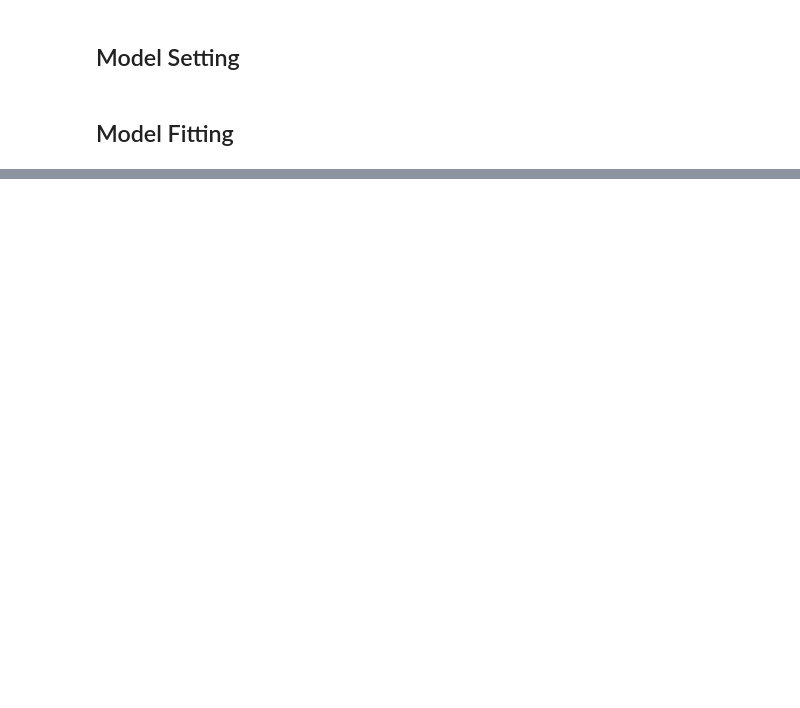
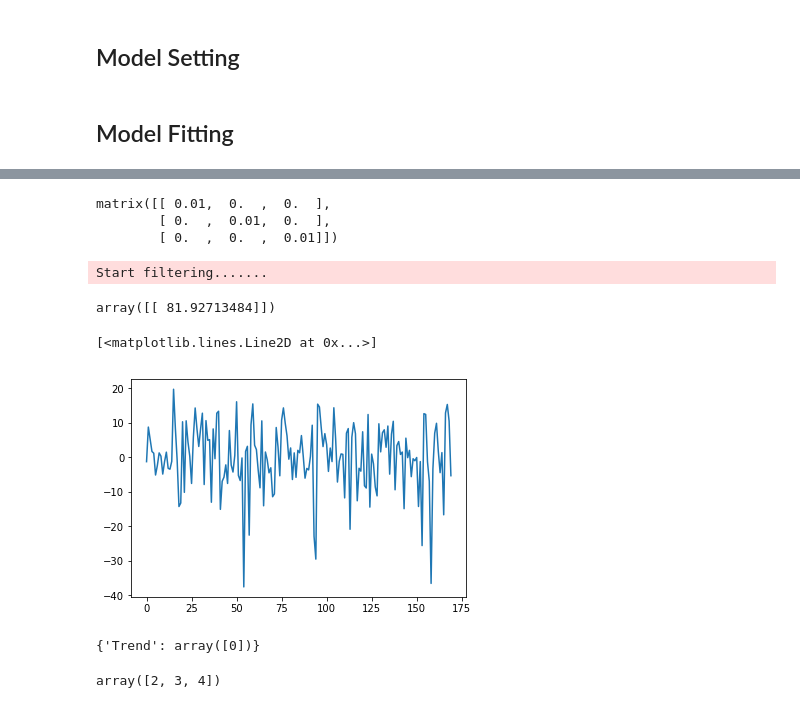
Before and after one commit to TunChiehHsu/Univariate_DLM, a Jupyter notebook: Univariate_dlm.ipynb, the cells around one changed output, grey strips where cells are left out. Cells and saved outputs as stored; diff of their text form; code cells hidden in the pictures; blank space fills up the shorter version.

```diff
--- a/Univariate_dlm.ipynb
+++ b/Univariate_dlm.ipynb
@@ -366 +365,9 @@ Start filtering.......
 [figure]
+# %%
+df = pd.read_csv('/Users/mueric35/Desktop/Sentiment-and-Marktet-Analysis/s_p.csv').iloc[:,1:]
+# %%
+features = df.iloc[:,1:4]
+features = features.values.tolist()
+X = features
+Y = df.iloc[:,0]
+Y = Y - np.mean(Y)
@@ -366,0 +379,21 @@ Start filtering.......
+# %%
+#temp = filter(Y,mod)
+mod_reg.R
+# %% [output]
+matrix([[ 0.01,  0.  ,  0.  ],
+        [ 0.  ,  0.01,  0.  ],
+        [ 0.  ,  0.  ,  0.01]])
+# %%
+temp = filter(Y,mod)
+# %% [output]
+Start filtering.......
+# %%
+temp.sS
+# %% [output]
+array([[ 81.92713484]])
+# %%
+#plt.plot(transpose(temp.sf))
+plt.plot(transpose(Y-np.mean(Y)))
+# %% [output]
+[<matplotlib.lines.Line2D at 0x...>]
+[figure, added]
@@ -366,0 +413,4 @@ Start filtering.......
+# %%
+index
+# %% [output]
+{'Trend': array([0])}
@@ -366,0 +428,4 @@ Start filtering.......
+# %%
+(list(index.values())[i-1]) + 1
+# %% [output]
+array([2, 3, 4])
```
Also changed, not shown: parts of 15 cells of this notebook.
